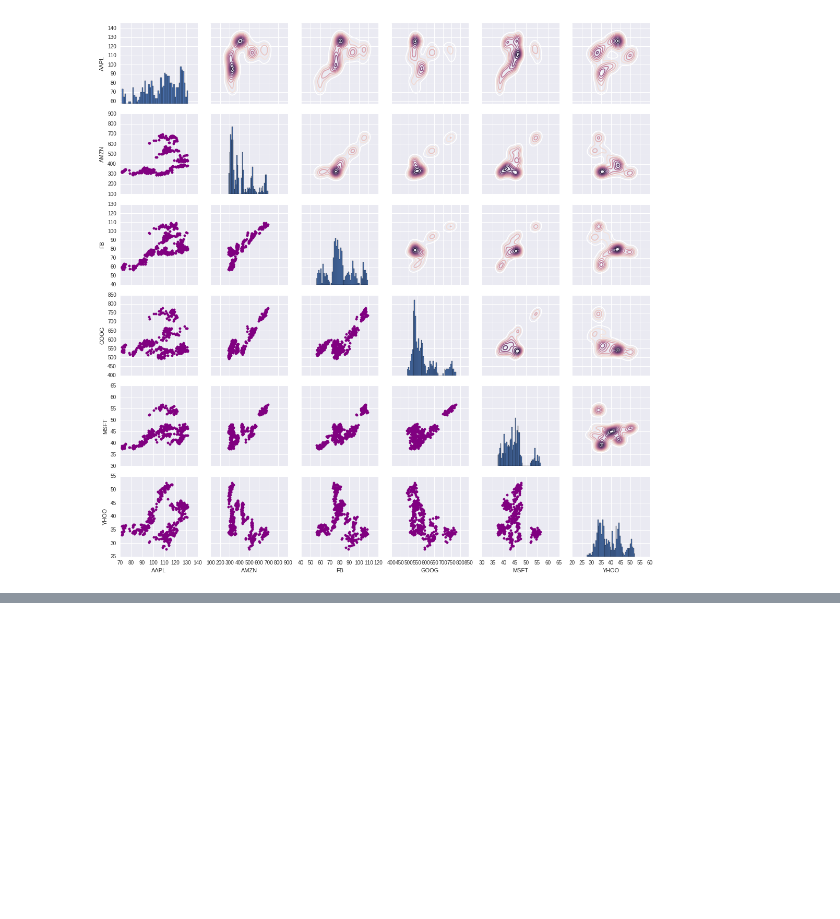
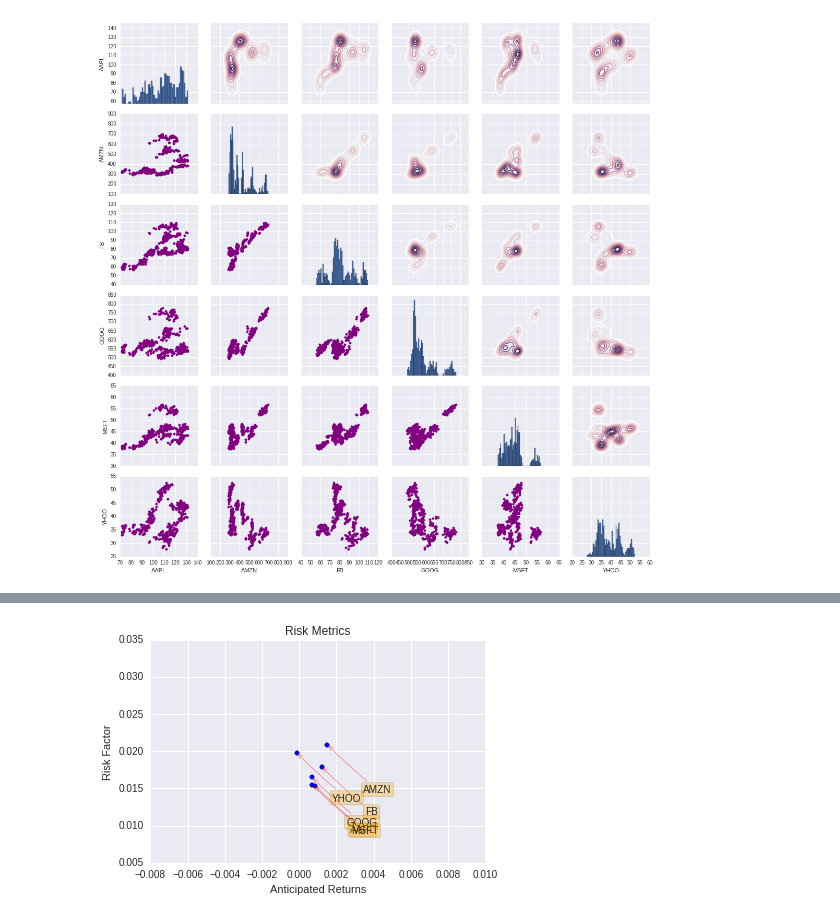
Before and after one commit to inferno9004/Stock-Market-Analysis, a Jupyter notebook: stock_market.ipynb, the cells around one changed output, grey strips where cells are left out. Saved outputs shown, nothing was run; the diff lists cells and outputs as text; code cells hidden in the pictures; blank space fills up the shorter version.

```diff
--- a/stock_market.ipynb
+++ b/stock_market.ipynb
@@ -133,0 +147,25 @@ pairs_returns.map_diag(plt.hist, bins = 50)
+# %%
+x = daily_return.dropna()
+plt.scatter(x.mean(),x.std())
+
+plt.xlabel("Anticipated Returns")
+plt.ylabel("Risk Factor")
+plt.title("Risk Metrics")
+
+for label,x,y in zip(x.columns, x.mean(), x.std()):
+
+    plt.annotate(label,
+                 xy=(x, y),
+                 xytext=(50,-50),
+            textcoords='offset points',
+                 ha='center', va='bottom',
+            bbox=dict(boxstyle='round,pad=0.2',
+                      fc='orange',
+                      alpha=0.3),
+            arrowprops=dict(arrowstyle="->",
+                            connectionstyle='arc3,rad=-0.03',
+                            color='red'))
+
+plt.show()
+# %% [output]
+[figure, added]
```
Also changed, not shown: parts of 14 cells of this notebook.
